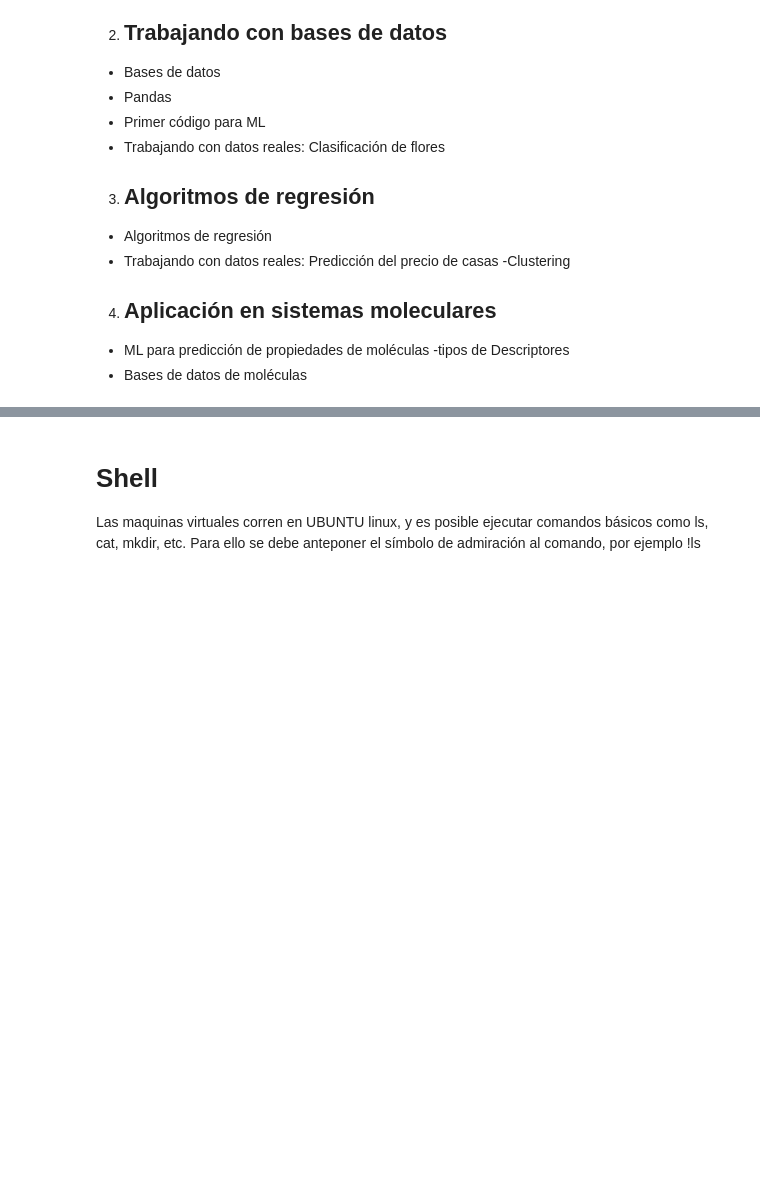
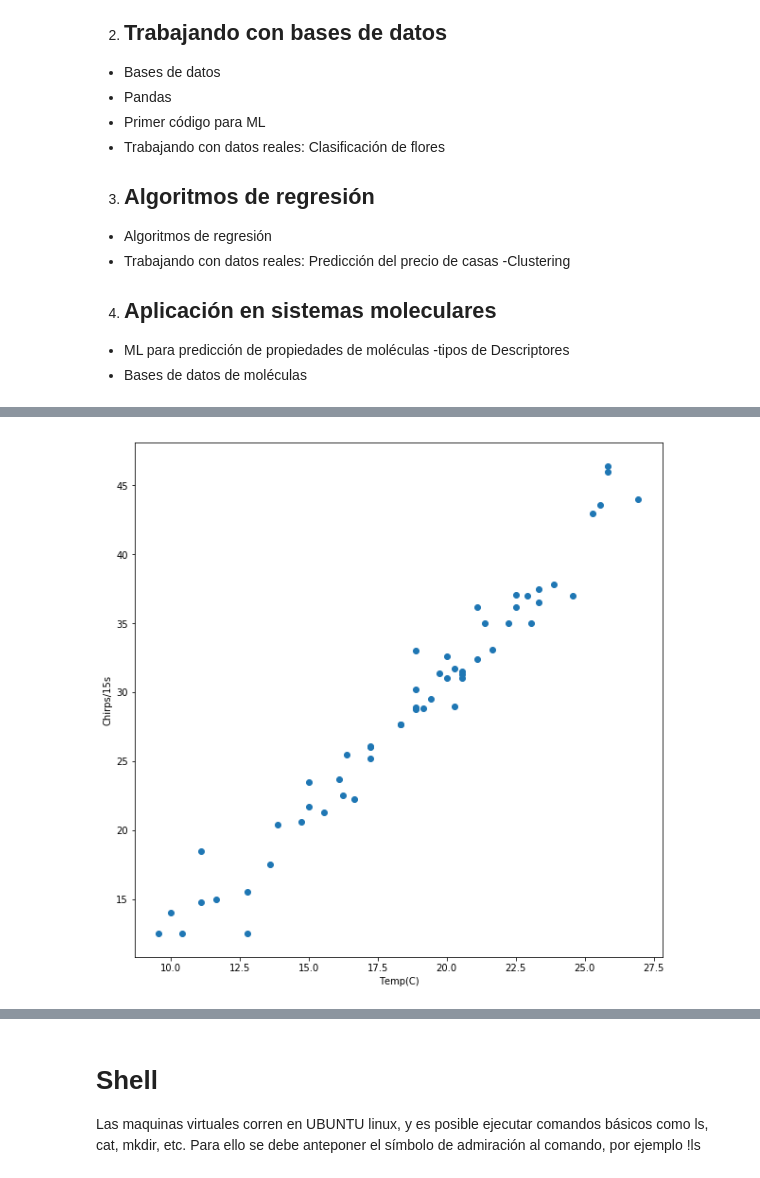
Before and after one commit to napoles-uach/clusters, a Jupyter notebook: CursoNapoles.ipynb, the cells around one changed output, grey strips where cells are left out. Cells and saved outputs as stored; diff of their text form; code cells hidden in the pictures; blank space fills up the shorter version.

```diff
--- a/CursoNapoles.ipynb
+++ b/CursoNapoles.ipynb
@@ -81,0 +141,3 @@ Un modelo define la relación entre los atributos y la etiqueta. Por ejemplo, un
+# %%
+grillos=pd.read_csv('grillos.csv')
+grillos[:10]
@@ -81,0 +156,11 @@ Un modelo define la relación entre los atributos y la etiqueta. Por ejemplo, un
+# %%
+plt.figure(figsize=(10,10))
+#sns.heatmap(grillos.corr(),annot=True,linewidth=0.5,cmap='coolwarm')
+x=grillos['Temp(C)']
+y=grillos['Chirps/15s']
+plt.scatter(x,y)
+plt.xlabel('Temp(C)')
+plt.ylabel('Chirps/15s')
+plt.show()
+# %% [output]
+[figure, added]
```
Also changed, not shown: parts of 41 cells of this notebook.
